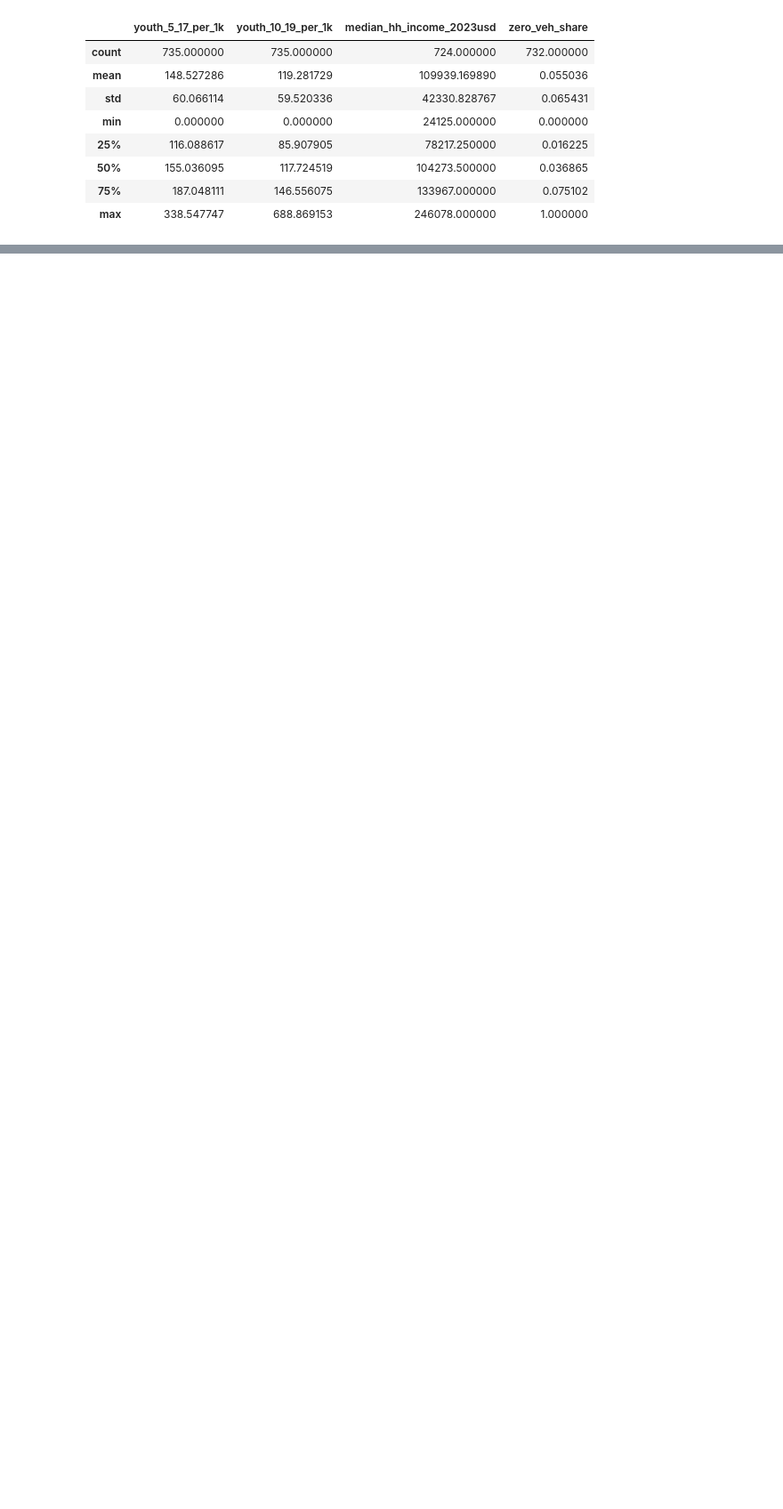
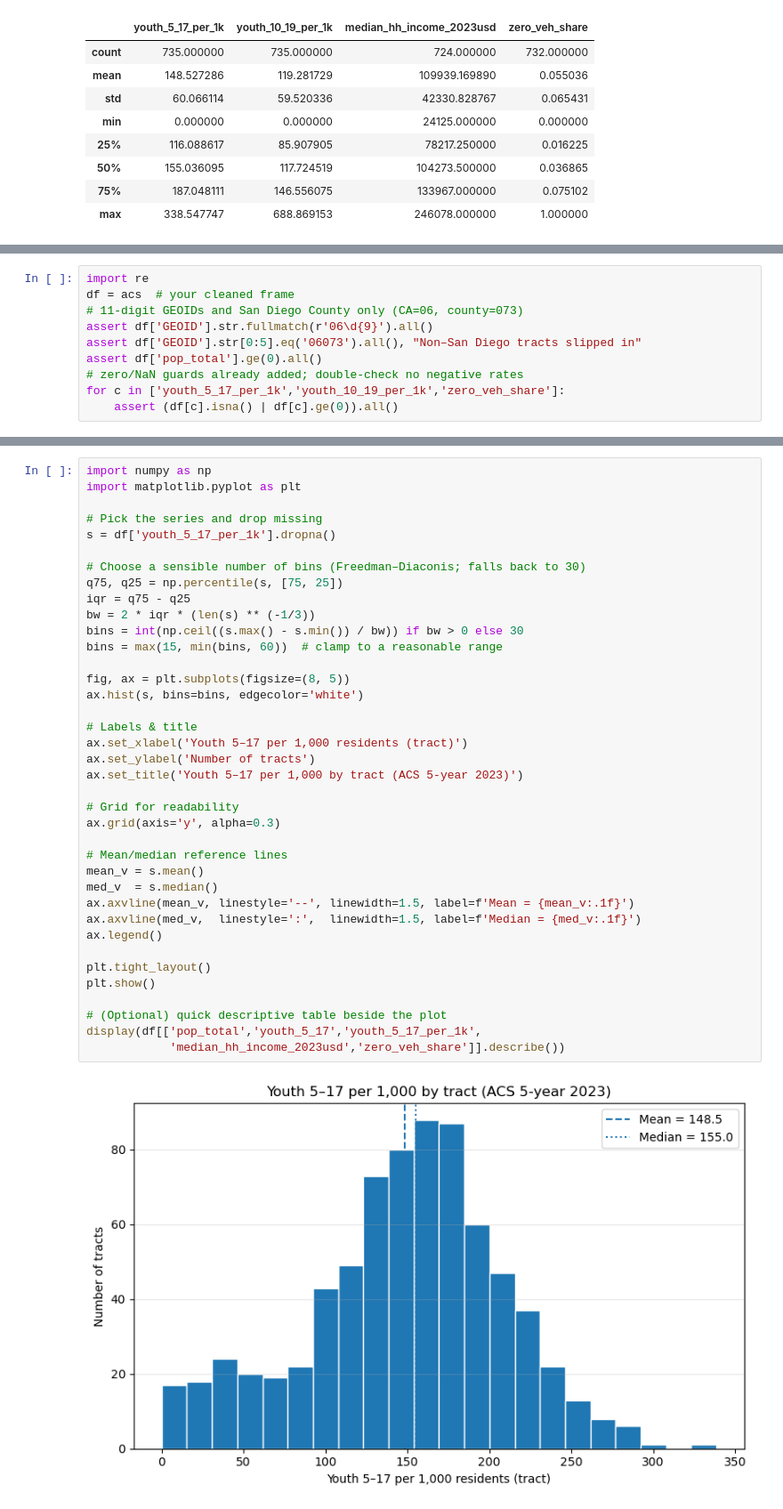
Before and after one commit to Data-Science-Alliance/Mapping-Youth-Opportunity-Deserts, a Jupyter notebook: notebooks/1.1-lv-acs-youth-baselines.ipynb, the cells around one changed output, grey strips where cells are left out. Shown at 89% size. Cells and saved outputs as stored; diff of their text form; blank space fills up the shorter version.

```diff
--- a/notebooks/1.1-lv-acs-youth-baselines.ipynb
+++ b/notebooks/1.1-lv-acs-youth-baselines.ipynb
@@ -336,3 +336,13 @@ Columns: ['GEOID', 'NAME', 'pop_total', 'youth_5_17', 'youth_10_19', 'youth_5_17
 | 7 | 06073000600 | Census Tract 6; San Diego County;... | 3111.0 | 61.0 | 56.0 | 19.607843 | 18.000643 | ... |
 | 8 | 06073000700 | Census Tract 7; San Diego County;... | 4371.0 | 75.0 | 25.0 | 17.158545 | 5.719515 | ... |
 | 9 | 06073000800 | Census Tract 8; San Diego County;... | 5105.0 | 225.0 | 107.0 | 44.074437 | 20.959843 | ... |
+# %%
+import re
+df = acs  # your cleaned frame
+# 11-digit GEOIDs and San Diego County only (CA=06, county=073)
+assert df['GEOID'].str.fullmatch(r'06\d{9}').all()
+assert df['GEOID'].str[0:5].eq('06073').all(), "Non–San Diego tracts slipped in"
+assert df['pop_total'].ge(0).all()
+# zero/NaN guards already added; double-check no negative rates
+for c in ['youth_5_17_per_1k','youth_10_19_per_1k','zero_veh_share']:
+    assert (df[c].isna() | df[c].ge(0)).all()
@@ -338,0 +365,40 @@ Columns: ['GEOID', 'NAME', 'pop_total', 'youth_5_17', 'youth_10_19', 'youth_5_17
+# %%
+import numpy as np
+import matplotlib.pyplot as plt
+
+# Pick the series and drop missing
+s = df['youth_5_17_per_1k'].dropna()
+
+# Choose a sensible number of bins (Freedman–Diaconis; falls back to 30)
+q75, q25 = np.percentile(s, [75, 25])
+iqr = q75 - q25
+bw = 2 * iqr * (len(s) ** (-1/3))
+bins = int(np.ceil((s.max() - s.min()) / bw)) if bw > 0 else 30
+bins = max(15, min(bins, 60))  # clamp to a reasonable range
+
+fig, ax = plt.subplots(figsize=(8, 5))
+ax.hist(s, bins=bins, edgecolor='white')
+
+# Labels & title
+ax.set_xlabel('Youth 5–17 per 1,000 residents (tract)')
+ax.set_ylabel('Number of tracts')
+ax.set_title('Youth 5–17 per 1,000 by tract (ACS 5-year 2023)')
+
+# Grid for readability
+ax.grid(axis='y', alpha=0.3)
+
+# Mean/median reference lines
+mean_v = s.mean()
+med_v  = s.median()
+ax.axvline(mean_v, linestyle='--', linewidth=1.5, label=f'Mean = {mean_v:.1f}')
+ax.axvline(med_v,  linestyle=':',  linewidth=1.5, label=f'Median = {med_v:.1f}')
+ax.legend()
+
+plt.tight_layout()
+plt.show()
+
+# (Optional) quick descriptive table beside the plot
+display(df[['pop_total','youth_5_17','youth_5_17_per_1k',
+            'median_hh_income_2023usd','zero_veh_share']].describe())
+# %% [output]
+[figure, added]
```
Also changed, not shown: parts of 2 cells of this notebook, 12 other files.
